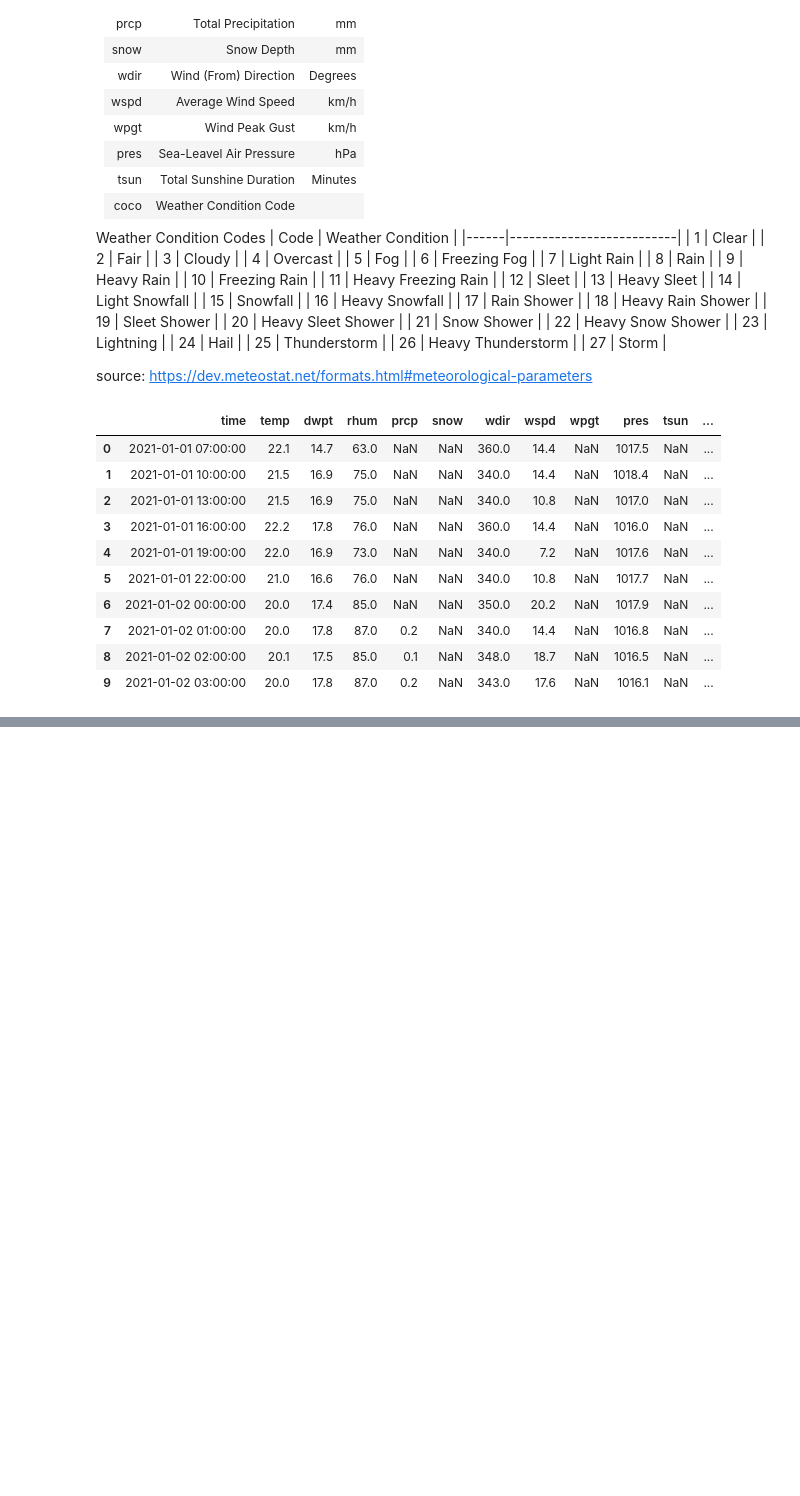
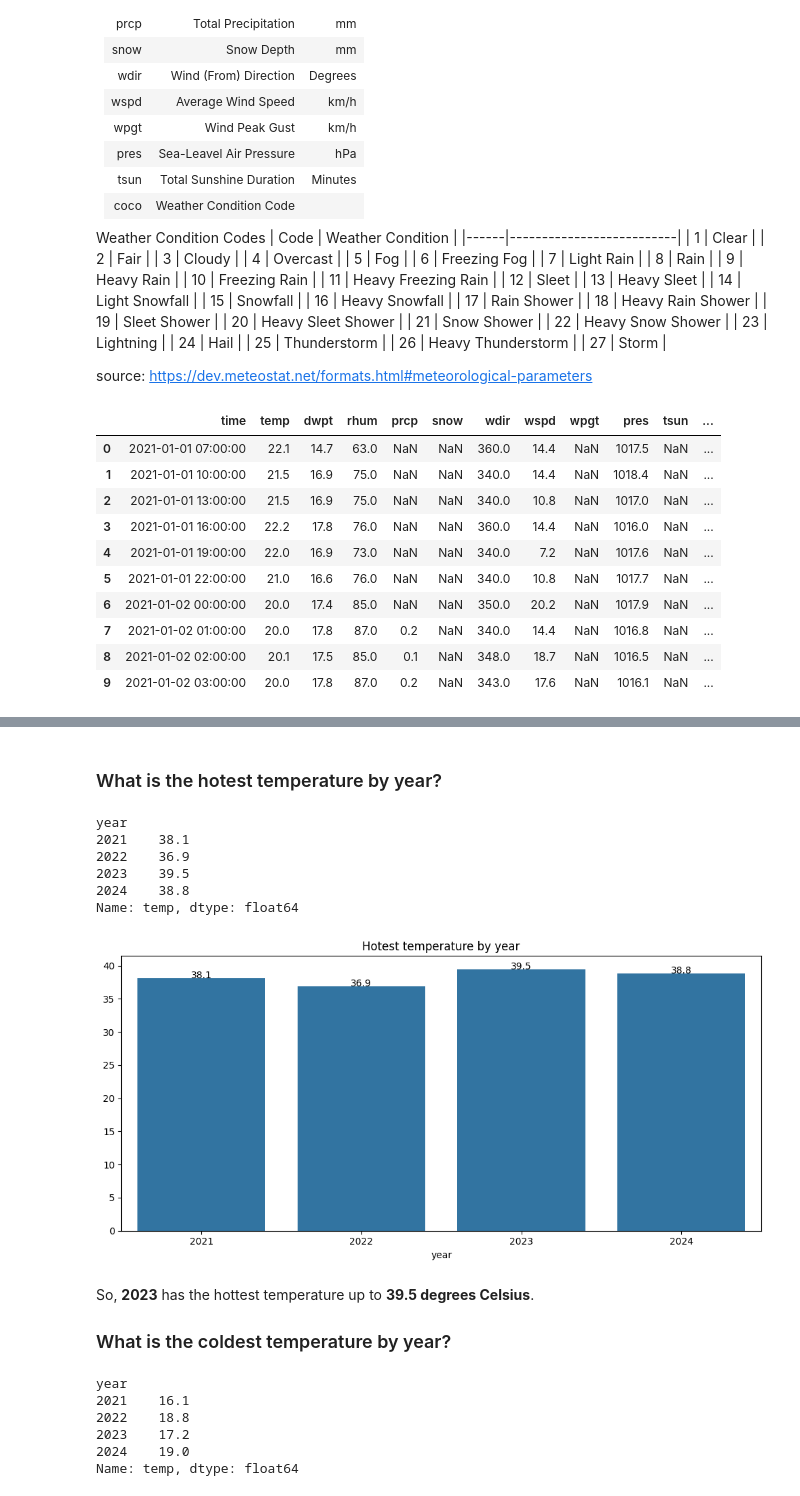
Before and after one commit to hieuxinloi/weather_forecast, a Jupyter notebook: Preprocessing_EDA.ipynb, the cells around one changed output, grey strips where cells are left out. Saved outputs shown, nothing was run; the diff lists cells and outputs as text; code cells hidden in the pictures; blank space fills up the shorter version.

```diff
--- a/Preprocessing_EDA.ipynb
+++ b/Preprocessing_EDA.ipynb
@@ -68,0 +120,3 @@ data.head(10)
+# %%
+col_to_drop = ["snow", "wpgt", "tsun"]
+df.drop(col_to_drop, inplace = True, axis = 1)
@@ -68,0 +125,5 @@ data.head(10)
+# %%
+df["year"] = pd.to_datetime(df["time"]).dt.year
+df["month"] = pd.to_datetime(df["time"]).dt.month
+df["day"] = pd.to_datetime(df["time"]).dt.day
+df["hour"] = pd.to_datetime(df["time"]).dt.hour
@@ -68,0 +140,45 @@ data.head(10)
+# %%
+# 2025 data is not complete, so we will drop it
+df = df[df["year"] != 2025]
+# %% [markdown]
+### What is  the hotest temperature by year?
+# %%
+# Hotest temperature by year
+hotest_by_year  = df.groupby("year")["temp"].max()
+hotest_by_year
+# %% [output]
+year
+2021    38.1
+2022    36.9
+2023    39.5
+2024    38.8
+Name: temp, dtype: float64
+# %%
+# Bar plot of hotest temperature by year
+plt.figure(figsize=(10, 5))
+
+ax = sns.barplot(x = hotest_by_year.index, y = hotest_by_year.values)
+plt.title("Hotest temperature by year")
+
+for i, v in enumerate(hotest_by_year.values):
+    ax.text(i, v, v, color='black', ha="center")
+
+plt.tight_layout()
+plt.show()
+# %% [output]
+[figure, added]
+# %% [markdown]
+So, **2023** has the hottest temperature up to **39.5 degrees Celsius**.
+
+### What is the coldest temperature by year?
+# %%
+# coldest temperature by year
+coldest_by_year  = df.groupby("year")["temp"].min()
+coldest_by_year
+# %% [output]
+year
+2021    16.1
+2022    18.8
+2023    17.2
+2024    19.0
+Name: temp, dtype: float64
```
Also changed, not shown: parts of 21 cells of this notebook.
